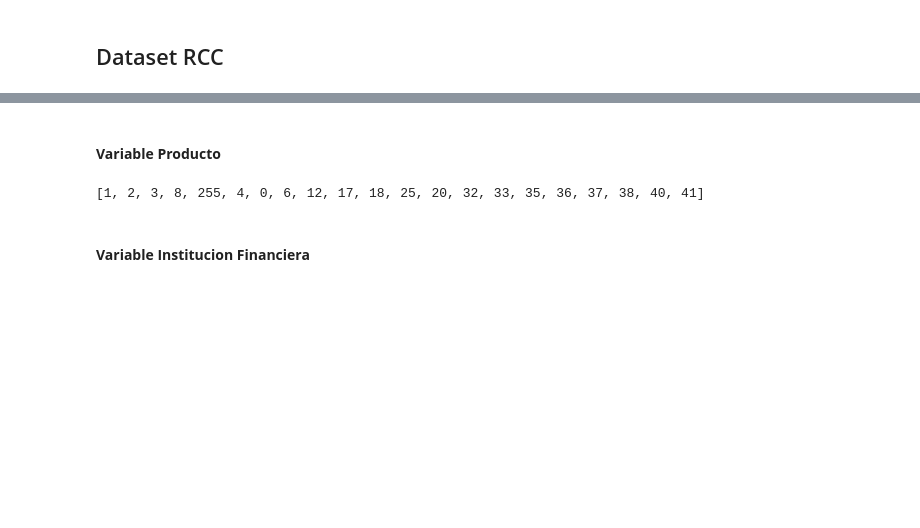
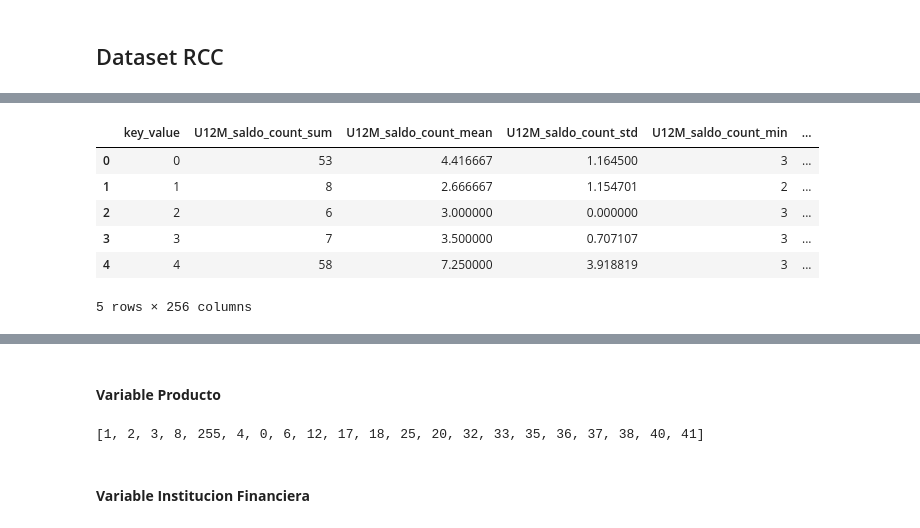
Before and after one commit to mlaricobar/solution-datathon-interbank-2020, a Jupyter notebook: [03] Feature Engineering.ipynb, the cells around one changed output, grey strips where cells are left out. Cells and saved outputs as stored; diff of their text form; code cells hidden in the pictures; blank space fills up the shorter version.

```diff
--- a/[03] Feature Engineering.ipynb
+++ b/[03] Feature Engineering.ipynb
@@ -88,0 +170,28 @@ def diff_months(codmes_ini, codmes_fin):
+# %%
+c_month = {"codmes": ["count", "first", "last"]}
+c_dict = {c: ["sum", "mean", "std", "min", "max", "first", "last"] for c in col_num}
+c_grow_dict = {c: ["sum", "mean", "std", "min", "max", "first", "last"] for c in df_rcc_train_agg.columns if (('incrflag' in c) or ('decrflag' in c))}
+c_abs_diff_dict = {c: ["sum", "mean", "std", "min", "max", "first", "last"] for c in df_rcc_train_agg.columns if 'absdiff' in c}
+
+c_dict.update(c_month)
+c_dict.update(c_grow_dict)
+c_dict.update(c_abs_diff_dict)
+# %%
+n_months = 12
+prefix_ = "U{0}M_".format(n_months)
+
+df_rcc_train_agg_all = df_rcc_train_agg.groupby("key_value", as_index=False).agg(c_dict)
+df_rcc_train_agg_all.columns = [prefix_ + "_".join(c) if c[-1] != '' else c[0] for c in df_rcc_train_agg_all.columns]
+
+df_rcc_test_agg_all = df_rcc_test_agg.groupby("key_value", as_index=False).agg(c_dict)
+df_rcc_test_agg_all.columns = [prefix_ + "_".join(c) if c[-1] != '' else c[0] for c in df_rcc_test_agg_all.columns]
+# %%
+df_rcc_train_agg_all.head()
+# %% [output]
+|  | key_value | U12M_saldo_count_sum | U12M_saldo_count_mean | U12M_saldo_count_std | U12M_saldo_count_min | ... |
+| 0 | 0 | 53 | 4.416667 | 1.164500 | 3 | ... |
+| 1 | 1 | 8 | 2.666667 | 1.154701 | 2 | ... |
+| 2 | 2 | 6 | 3.000000 | 0.000000 | 3 | ... |
+| 3 | 3 | 7 | 3.500000 | 0.707107 | 3 | ... |
+| 4 | 4 | 58 | 7.250000 | 3.918819 | 3 | ... |
+5 rows × 256 columns
```
Also changed, not shown: parts of 19 cells of this notebook.
